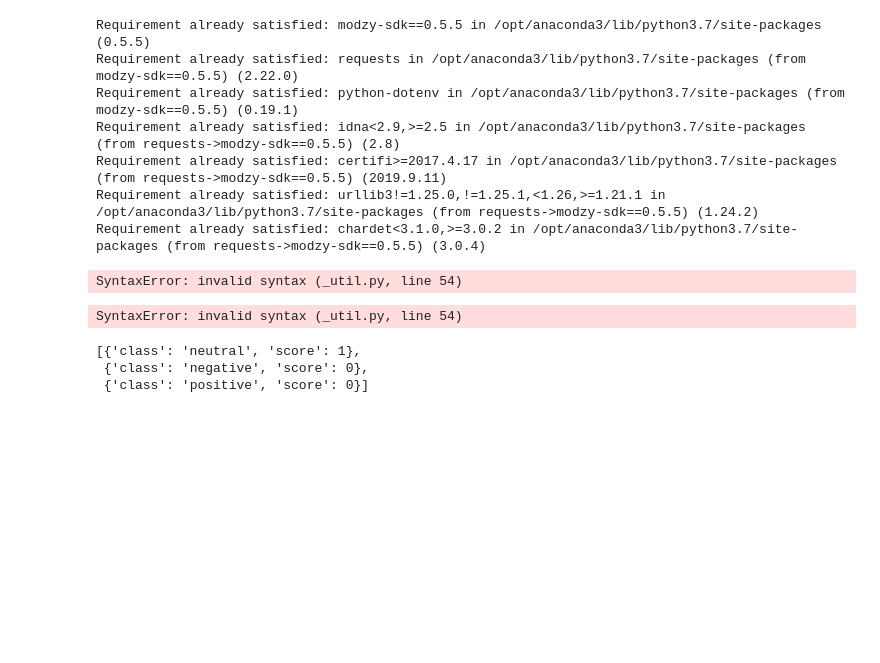
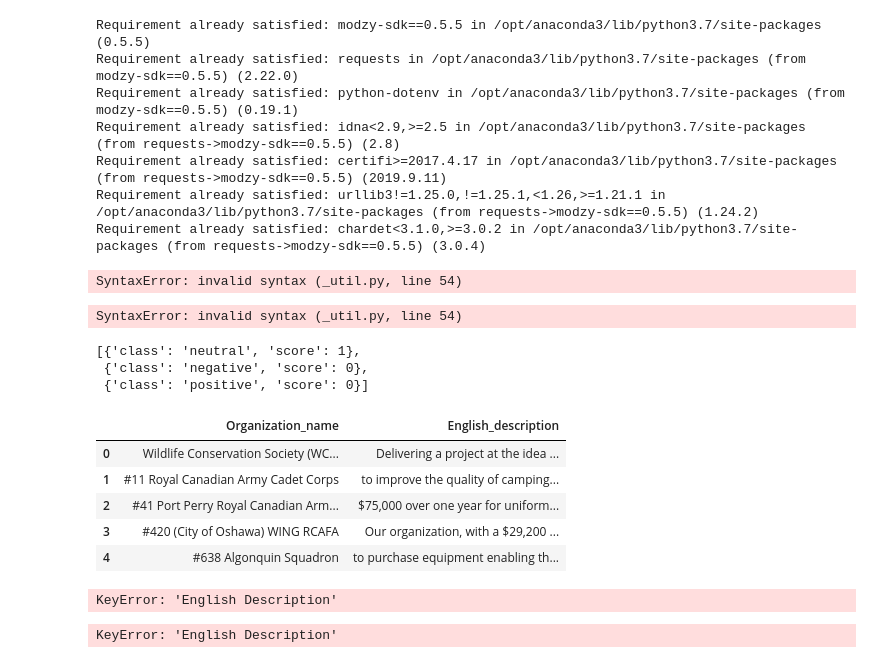
Before and after one commit to edimaudo/hackathon_coding_challenges, a Jupyter notebook: modzy_ai_hackathon/OTF.ipynb, the cells around one changed output. Cells and saved outputs as stored; diff of their text form; code cells hidden in the pictures; blank space fills up the shorter version.

```diff
--- a/modzy_ai_hackathon/OTF.ipynb
+++ b/modzy_ai_hackathon/OTF.ipynb
@@ -296,4 +296,13 @@ output
 # %%
 english_info_df = df[['Organization_name','English_description']]
 # %%
-english_info_df = english_info_df.groupby(['Organization_name', 'English_description']).first()
+english_info_df = english_info_df.groupby(['Organization_name', 'English_description']).first().reset_index()
+# %%
+english_info_df.head()
+# %% [output]
+|  | Organization_name | English_description |
+| 0 | Wildlife Conservation Society (WC... | Delivering a project at the idea ... |
+| 1 | #11 Royal Canadian Army Cadet Corps | to improve the quality of camping... |
+| 2 | #41 Port Perry Royal Canadian Arm... | $75,000 over one year for uniform... |
+| 3 | #420 (City of Oshawa) WING RCAFA | Our organization, with a $29,200 ... |
+| 4 | #638 Algonquin Squadron | to purchase equipment enabling th... |
@@ -299,0 +311,10 @@ english_info_df = english_info_df.groupby(['Organization_name', 'English_descrip
+# %%
+english_info_df['English Description']
+# %% [output]
+KeyError: 'English Description'
+# %%
+english_description_info = english_info_df['English Description']
+english_description_info = english_description_info.astype('str')
+english_description_info = english_description_info.tolist()
+# %% [output]
+KeyError: 'English Description'
```
Also changed, not shown: parts of 1 cell of this notebook.
